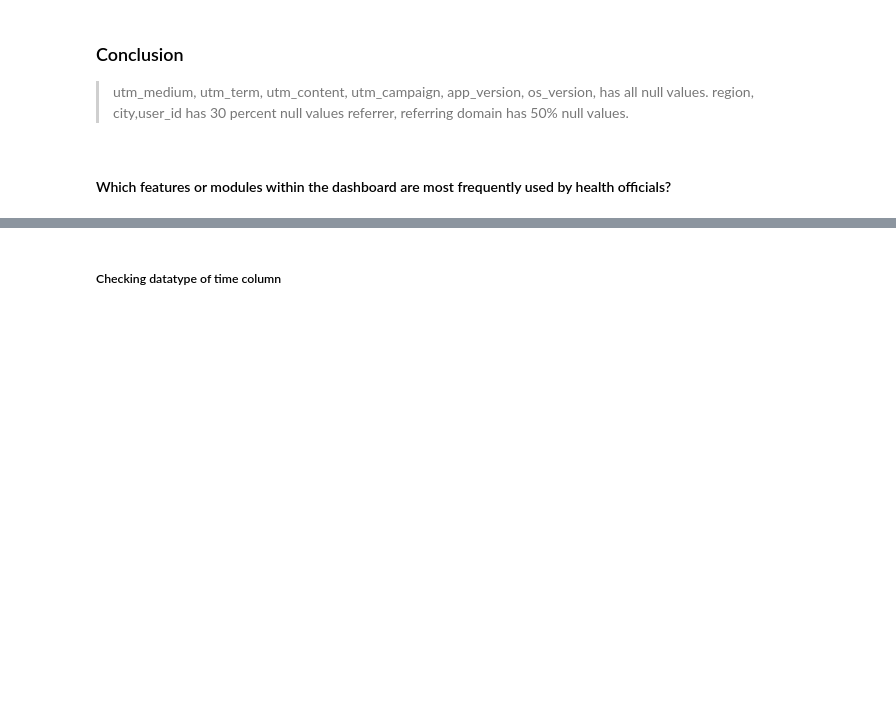
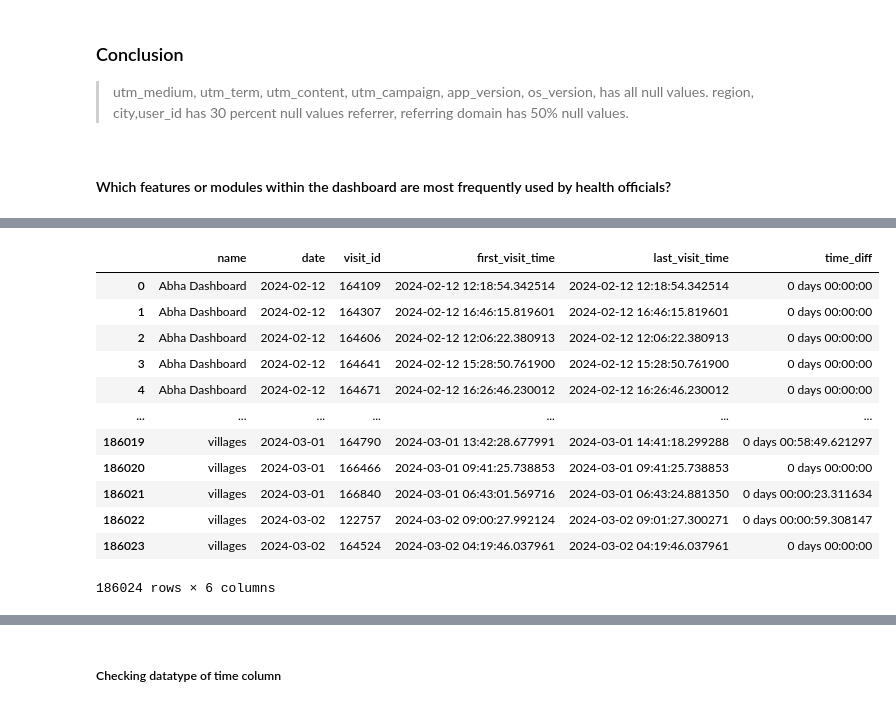
Before and after one commit to taleyahusn21/User-Engagement, a Jupyter notebook: User Engagement.ipynb, the cells around one changed output, grey strips where cells are left out. Drawn from its saved outputs; the diff is of its cells as text; code cells hidden in the pictures; blank space fills up the shorter version.

```diff
--- a/User Engagement.ipynb
+++ b/User Engagement.ipynb
@@ -334,0 +260,27 @@ final_result_df
+# %%
+ahoy_events['date'] = ahoy_events['time'].dt.date
+
+last_visit_time = ahoy_events.groupby(['name', 'date', 'visit_id'])['time'].max().reset_index()
+last_visit_time.rename(columns={'time': 'last_visit_time'}, inplace=True)
+
+first_visit_time = ahoy_events.groupby(['name', 'date', 'visit_id'])['time'].min().reset_index()
+first_visit_time.rename(columns={'time': 'first_visit_time'}, inplace=True)
+
+total_time = pd.merge(first_visit_time, last_visit_time, on=['name', 'date', 'visit_id'])
+total_time['time_diff'] = total_time['last_visit_time'] - total_time['first_visit_time']
+
+total_time
+# %% [output]
+|  | name | date | visit_id | first_visit_time | last_visit_time | time_diff |
+| 0 | Abha Dashboard | 2024-02-12 | 164109 | 2024-02-12 12:18:54.342514 | 2024-02-12 12:18:54.342514 | 0 days 00:00:00 |
+| 1 | Abha Dashboard | 2024-02-12 | 164307 | 2024-02-12 16:46:15.819601 | 2024-02-12 16:46:15.819601 | 0 days 00:00:00 |
+| 2 | Abha Dashboard | 2024-02-12 | 164606 | 2024-02-12 12:06:22.380913 | 2024-02-12 12:06:22.380913 | 0 days 00:00:00 |
+| 3 | Abha Dashboard | 2024-02-12 | 164641 | 2024-02-12 15:28:50.761900 | 2024-02-12 15:28:50.761900 | 0 days 00:00:00 |
+| 4 | Abha Dashboard | 2024-02-12 | 164671 | 2024-02-12 16:26:46.230012 | 2024-02-12 16:26:46.230012 | 0 days 00:00:00 |
+| ... | ... | ... | ... | ... | ... | ... |
+| 186019 | villages | 2024-03-01 | 164790 | 2024-03-01 13:42:28.677991 | 2024-03-01 14:41:18.299288 | 0 days 00:58:49.621297 |
+| 186020 | villages | 2024-03-01 | 166466 | 2024-03-01 09:41:25.738853 | 2024-03-01 09:41:25.738853 | 0 days 00:00:00 |
+| 186021 | villages | 2024-03-01 | 166840 | 2024-03-01 06:43:01.569716 | 2024-03-01 06:43:24.881350 | 0 days 00:00:23.311634 |
+| 186022 | villages | 2024-03-02 | 122757 | 2024-03-02 09:00:27.992124 | 2024-03-02 09:01:27.300271 | 0 days 00:00:59.308147 |
+| 186023 | villages | 2024-03-02 | 164524 | 2024-03-02 04:19:46.037961 | 2024-03-02 04:19:46.037961 | 0 days 00:00:00 |
+186024 rows × 6 columns
```
Also changed, not shown: parts of 15 cells of this notebook.
